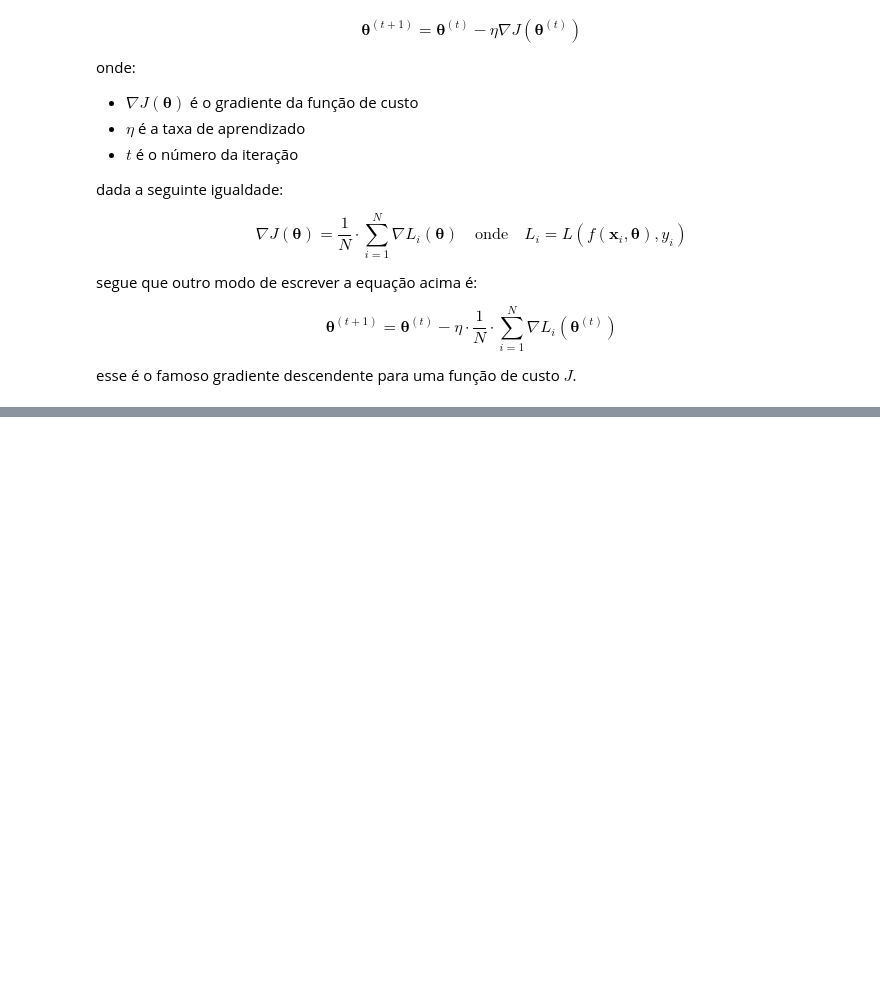
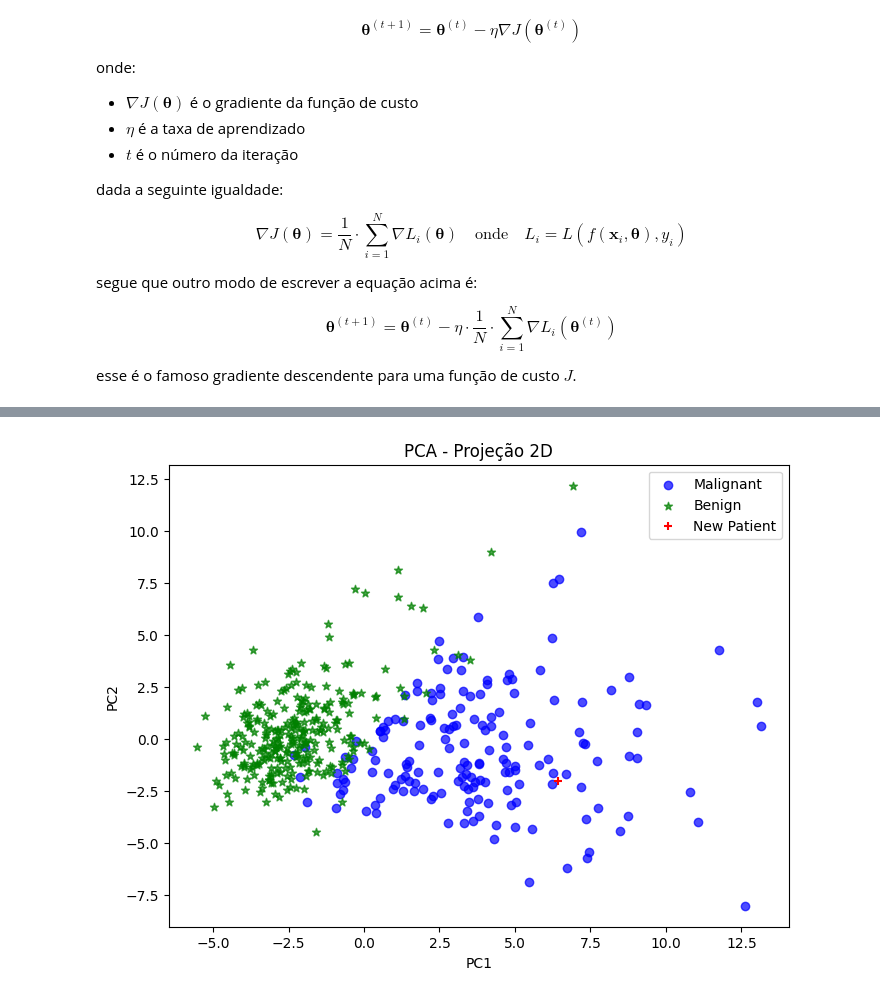
Before and after one commit to gabdourado/AI, a Jupyter notebook: ML/Optimization/Gradient_Decent_ML.ipynb, the cells around one changed output, grey strips where cells are left out. Saved outputs shown, nothing was run; the diff lists cells and outputs as text; code cells hidden in the pictures; blank space fills up the shorter version.

```diff
--- a/ML/Optimization/Gradient_Decent_ML.ipynb
+++ b/ML/Optimization/Gradient_Decent_ML.ipynb
@@ -58,0 +326,25 @@ esse é o famoso gradiente descendente para uma função de custo $J$.
+# %%
+x_new = x_new[1:].reshape(1, -1)
+
+x_new_pca = pca.transform(x_new)
+# %%
+plt.figure(figsize=(8,6))
+
+plt.scatter(X_pca[mask0,0], X_pca[mask0,1], marker='o', color='blue', label="Malignant", alpha=0.7)
+plt.scatter(X_pca[mask1,0], X_pca[mask1,1], marker='*', color='green', label="Benign", alpha=0.7)
+
+plt.scatter(
+    x_new_pca[0, 0],
+    x_new_pca[0, 1],
+    marker='+',
+    color='red',
+    label='New Patient',
+)
+
+plt.xlabel("PC1")
+plt.ylabel("PC2")
+plt.title("PCA - Projeção 2D")
+plt.legend()
+plt.show()
+# %% [output]
+[figure, added]
```
Also changed, not shown: parts of 23 cells of this notebook.
